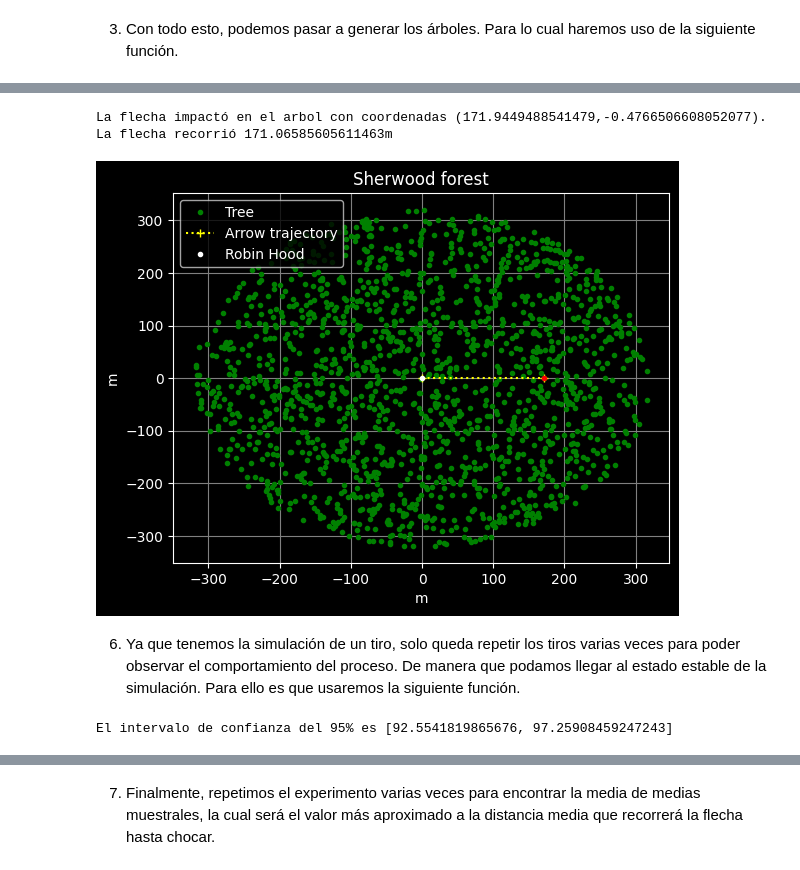
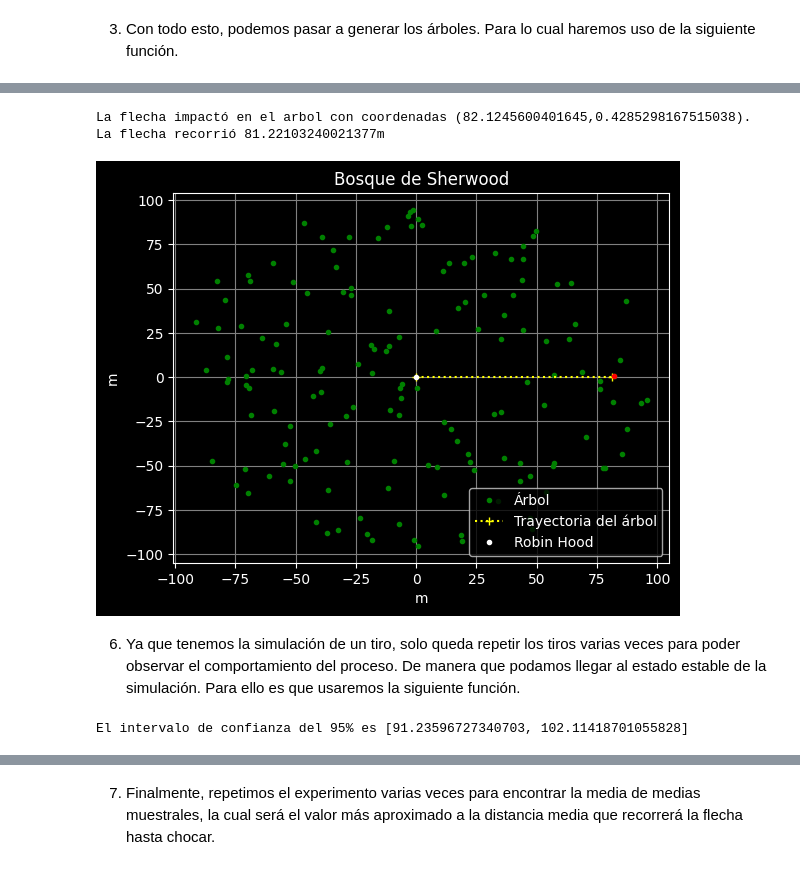
Before and after one commit to Vixuz144/Simu2, a Jupyter notebook: Robin_Hood[ES].ipynb, the cells around one changed output, grey strips where cells are left out. Saved outputs shown, nothing was run; the diff lists cells and outputs as text; code cells hidden in the pictures.

```diff
--- a/Robin_Hood[ES].ipynb
+++ b/Robin_Hood[ES].ipynb
@@ -254,5 +262,5 @@ Esta función genera el proceso de Poisson bivariado.
 # %%
-radio = 320
+radio = 100
 densidad = 0.005
 # %%
 seed(144)
@@ -307,26 +315,24 @@ def disparo_flecha(X, Y, R, max_dist):
 # %%
 r_a = 1 * np.ones(len(X))
 x, y, d = disparo_flecha(X, Y, r_a, radio)
 
 print(f'La flecha impactó en el arbol con coordenadas ({x},{y}). La flecha recorrió {d}m')
 
-plt.plot(X, Y, '.g', label='Tree')
-plt.plot((0,d), (0,0), ':+', color = 'yellow', label='Arrow trajectory')
+plt.plot(X, Y, '.g', label='Árbol')
+plt.plot((0,d), (0,0), ':+', color = 'yellow', label='Trayectoria del árbol')
 plt.plot(x, y, '.r')
 plt.plot(0, 0, '.w', label='Robin Hood')
-# plt.xlim(-x-10, x+10)
-# plt.ylim(-x-10, x+10)
-plt.title('Sherwood forest')
+plt.title('Bosque de Sherwood')
 plt.xlabel('m')
 plt.ylabel('m')
 plt.grid(color='gray')
 plt.legend()
 
-plt.savefig('Primera_graf')
+plt.savefig('Tercera_graf')
 plt.show()
 # %% [output]
-La flecha impactó en el arbol con coordenadas (171.9449488541479,-0.4766506608052077). La flecha recorrió 171.06585605611463m
+La flecha impactó en el arbol con coordenadas (82.1245600401645,0.4285298167515038). La flecha recorrió 81.22103240021377m
-[figure, old version]
+[figure, new version]
 # %% [markdown]
 6. Ya que tenemos la simulación de un tiro, solo queda repetir los tiros varias veces para poder observar el comportamiento del proceso. De manera que podamos llegar al estado estable de la simulación. Para ello es que usaremos la siguiente función.
 # %%
@@ -353,7 +359,7 @@ d = np.std(l, ddof=1)
 z = norm.ppf(0.975)
 print(f'El intervalo de confianza del 95% es [{m - z*d/np.sqrt(n)}, {m + z*d/np.sqrt(n)}]')
 # %% [output]
-El intervalo de confianza del 95% es [92.5541819865676, 97.25908459247243]
+El intervalo de confianza del 95% es [91.23596727340703, 102.11418701055828]
 # %%
 @jit(nopython = True)
 def graf(l, p=1):
```
Also changed, not shown: parts of 104 cells of this notebook.
